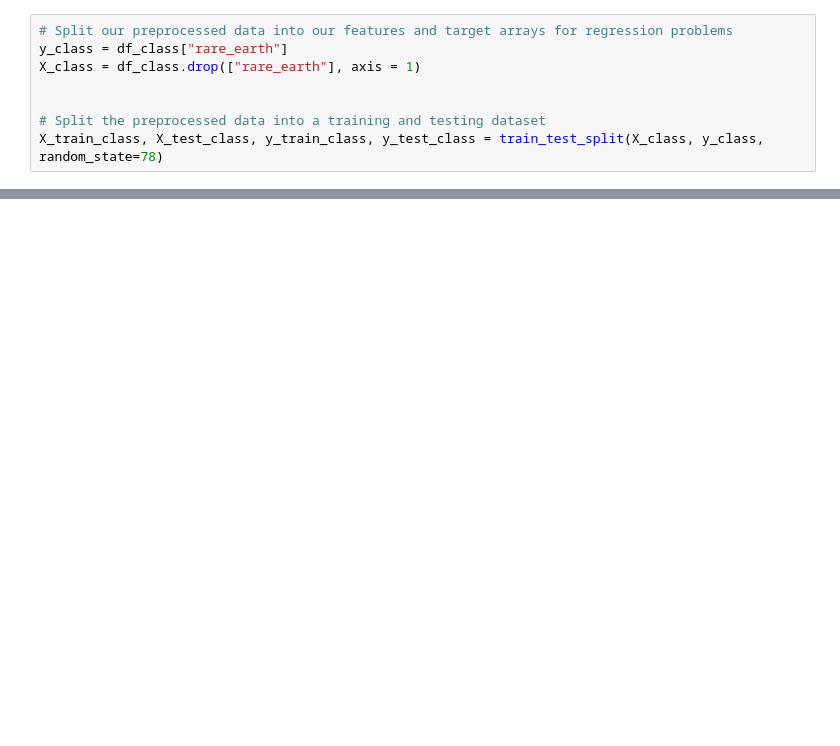
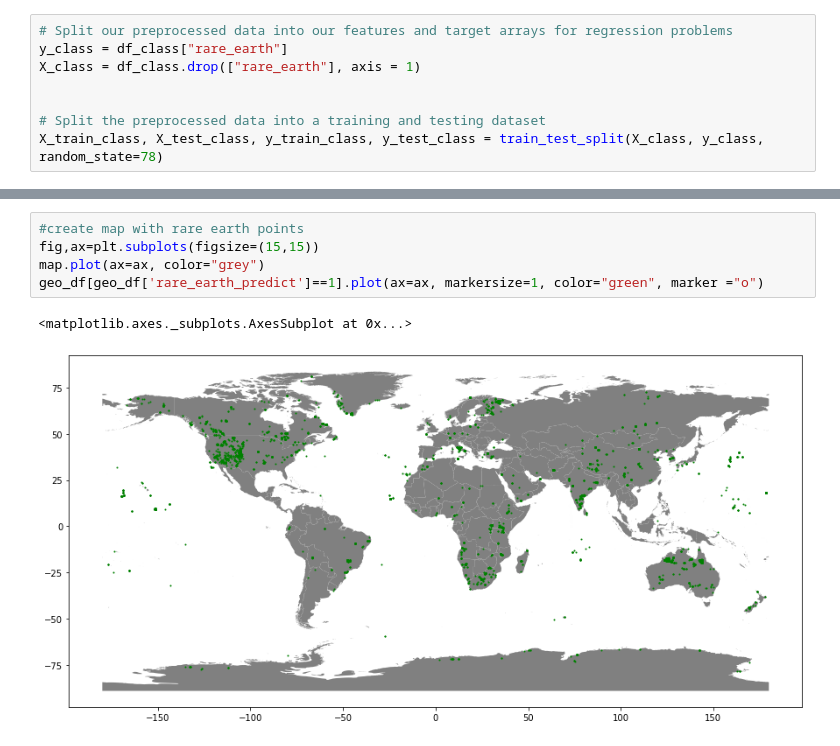
Before and after one commit to jnorman74/Rare_Earth_Metal_Mining, a Jupyter notebook: Exploratory.ipynb, the cells around one changed output, grey strips where cells are left out. Saved outputs shown, nothing was run; the diff lists cells and outputs as text; blank space fills up the shorter version.

```diff
--- a/Exploratory.ipynb
+++ b/Exploratory.ipynb
@@ -283,0 +316,8 @@ shap.summary_plot(shap_values, X_train)
+# %%
+#create map with rare earth points
+fig,ax=plt.subplots(figsize=(15,15))
+map.plot(ax=ax, color="grey")
+geo_df[geo_df['rare_earth_predict']==1].plot(ax=ax, markersize=1, color="green", marker ="o")
+# %% [output]
+<matplotlib.axes._subplots.AxesSubplot at 0x...>
+[figure, added]
```
Also changed, not shown: parts of 30 cells of this notebook.
